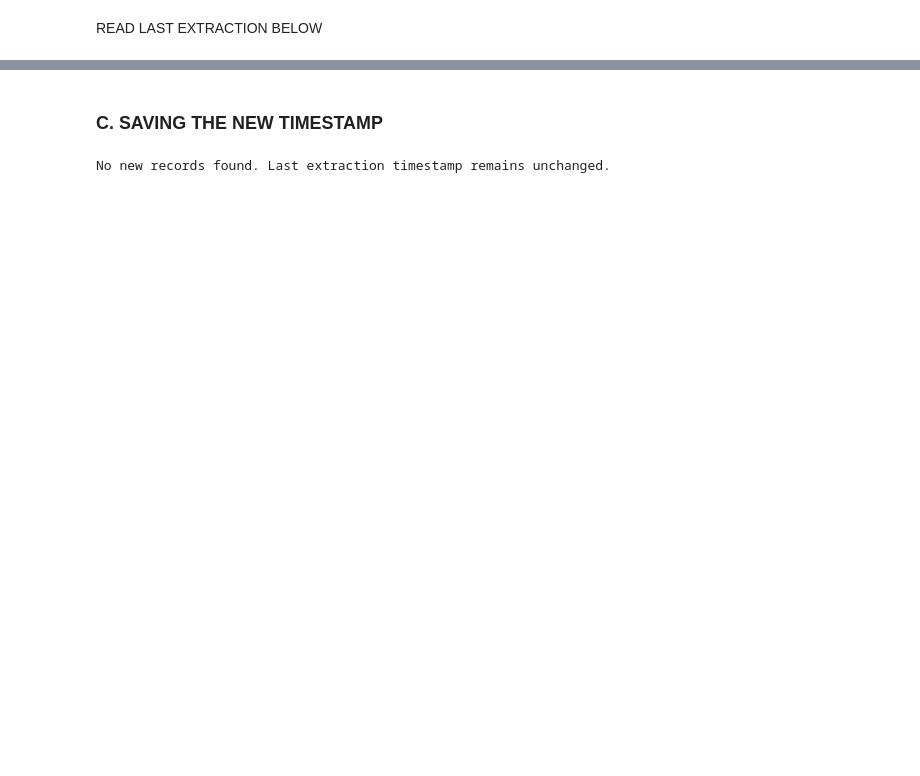
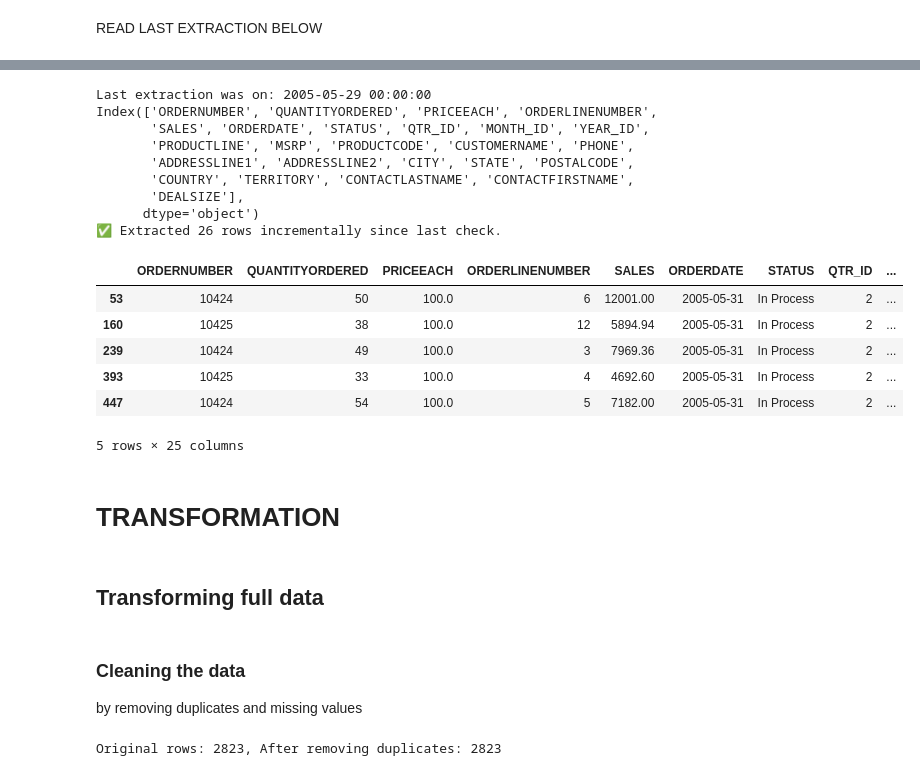
Before and after one commit to Esther-Wambui/ETL_Extract_EstherWambui_669399-, a Jupyter notebook: etl_extract.ipynb, the cells around one changed output, grey strips where cells are left out. Cells and saved outputs as stored; diff of their text form; code cells hidden in the pictures; blank space fills up the shorter version.

Commit message:
added the updated extract

```diff
--- a/etl_extract.ipynb
+++ b/etl_extract.ipynb
@@ -100,13 +105,58 @@ Last extraction was on: 2005-05-31 00:00:00
-# %% [markdown]
-### C. SAVING THE NEW TIMESTAMP
-# %%
-if not df_incremental.empty:
-    newest_time = df_incremental["ORDERDATE"].max() #Finding the latest ORDERDATE in the incremental data
-    with open("last_extraction.txt", "w") as f:
-        f.write(str(newest_time))#Saved this newest_time as the new last extraction timestamp
-
-    print(f"Updated last_extraction.txt to {newest_time}")
-else:
-    print("No new records found. Last extraction timestamp remains unchanged.")
-# %% [output]
-No new records found. Last extraction timestamp remains unchanged.
+# %%
+import pandas as pd
+
+#  Read the last extraction time
+with open("last_extraction.txt", "r") as f:
+    last_extraction_str = f.read().strip()
+last_extraction_time = pd.to_datetime(last_extraction_str)
+print("Last extraction was on:", last_extraction_time)
+
+#  Load the dataset and parse ORDERDATE correctly
+df_full = pd.read_csv("sales_data_sample.csv", parse_dates=["ORDERDATE"], encoding='latin1')
+print(df_full.columns)  # Optional: check column names
+
+# ✅ Step 3: Filter rows for incremental extraction
+df_incremental = df_full[df_full["ORDERDATE"] > last_extraction_time]
+print(f"✅ Extracted {len(df_incremental)} rows incrementally since last check.")
+
+# ✅ Step 4 (Optional): View the first few rows
+df_incremental.head()
+# %% [output]
+Last extraction was on: 2005-05-29 00:00:00
+Index(['ORDERNUMBER', 'QUANTITYORDERED', 'PRICEEACH', 'ORDERLINENUMBER',
+       'SALES', 'ORDERDATE', 'STATUS', 'QTR_ID', 'MONTH_ID', 'YEAR_ID',
+       'PRODUCTLINE', 'MSRP', 'PRODUCTCODE', 'CUSTOMERNAME', 'PHONE',
+       'ADDRESSLINE1', 'ADDRESSLINE2', 'CITY', 'STATE', 'POSTALCODE',
+       'COUNTRY', 'TERRITORY', 'CONTACTLASTNAME', 'CONTACTFIRSTNAME',
+       'DEALSIZE'],
+      dtype='object')
+✅ Extracted 26 rows incrementally since last check.
+|  | ORDERNUMBER | QUANTITYORDERED | PRICEEACH | ORDERLINENUMBER | SALES | ORDERDATE | STATUS | QTR_ID | ... |
+| 53 | 10424 | 50 | 100.0 | 6 | 12001.00 | 2005-05-31 | In Process | 2 | ... |
+| 160 | 10425 | 38 | 100.0 | 12 | 5894.94 | 2005-05-31 | In Process | 2 | ... |
+| 239 | 10424 | 49 | 100.0 | 3 | 7969.36 | 2005-05-31 | In Process | 2 | ... |
+| 393 | 10425 | 33 | 100.0 | 4 | 4692.60 | 2005-05-31 | In Process | 2 | ... |
+| 447 | 10424 | 54 | 100.0 | 5 | 7182.00 | 2005-05-31 | In Process | 2 | ... |
+5 rows × 25 columns
+# %% [markdown]
+# TRANSFORMATION
+# %% [markdown]
+## Transforming full data
+# %% [markdown]
+### Cleaning the data
+by removing duplicates and missing values
+# %%
+# Section 4: Transform Full Data
+
+import pandas as pd
+
+# Step 1: Load full data
+df_full = pd.read_csv("sales_data_sample.csv", parse_dates=["ORDERDATE"], encoding='latin1')
+
+# Step 2: Clean - Remove duplicates
+df_full_cleaned = df_full.drop_duplicates()
+
+# You can print to check
+print(f"Original rows: {len(df_full)}, After removing duplicates: {len(df_full_cleaned)}")
+# %% [output]
+Original rows: 2823, After removing duplicates: 2823
```
Also changed, not shown: parts of 14 cells of this notebook.
